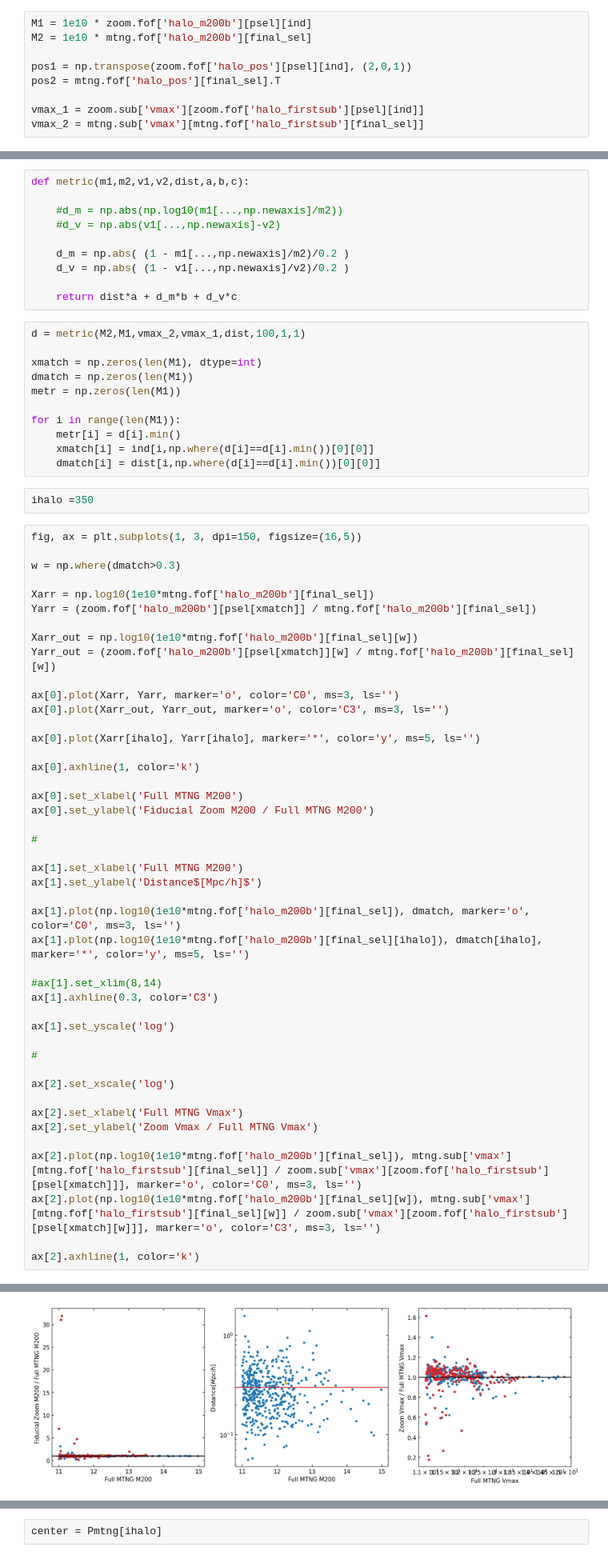
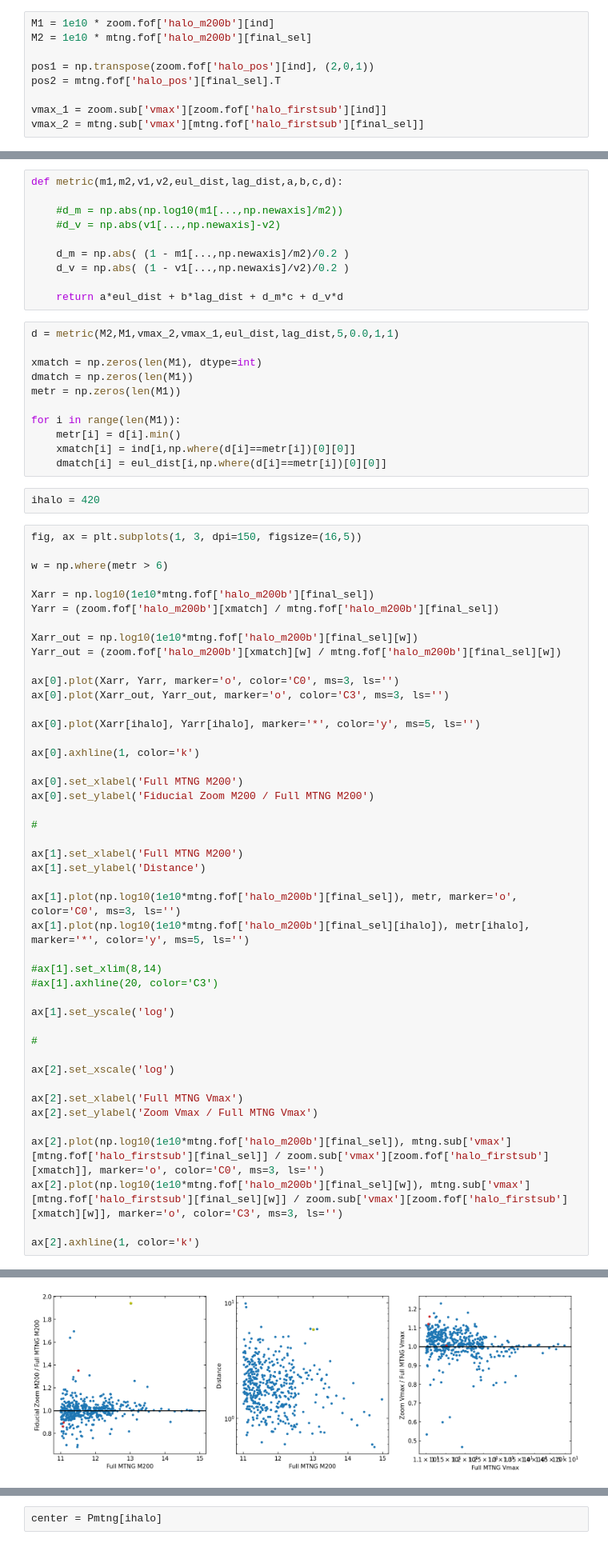
Before and after one commit to fgmaion/MTNG-resims, a Jupyter notebook: Notebooks/cross-matching_z0.ipynb, the cells around one changed output, grey strips where cells are left out. Shown at 80% size. Cells and saved outputs as stored; diff of their text form.

```diff
--- a/Notebooks/cross-matching_z0.ipynb
+++ b/Notebooks/cross-matching_z0.ipynb
@@ -121,9 +160,9 @@ ind[np.where(dist==np.inf)] = -1
 # %%
-M1 = 1e10 * zoom.fof['halo_m200b'][psel][ind]
+M1 = 1e10 * zoom.fof['halo_m200b'][ind]
 M2 = 1e10 * mtng.fof['halo_m200b'][final_sel]
 
-pos1 = np.transpose(zoom.fof['halo_pos'][psel][ind], (2,0,1))
+pos1 = np.transpose(zoom.fof['halo_pos'][ind], (2,0,1))
 pos2 = mtng.fof['halo_pos'][final_sel].T
 
-vmax_1 = zoom.sub['vmax'][zoom.fof['halo_firstsub'][psel][ind]]
+vmax_1 = zoom.sub['vmax'][zoom.fof['halo_firstsub'][ind]]
 vmax_2 = mtng.sub['vmax'][mtng.fof['halo_firstsub'][final_sel]]
@@ -136,5 +169,5 @@ vmax_2 = mtng.sub['vmax'][mtng.fof['halo_firstsub'][final_sel]]
 # %%
-def metric(m1,m2,v1,v2,dist,a,b,c):
+def metric(m1,m2,v1,v2,eul_dist,lag_dist,a,b,c,d):
 
     #d_m = np.abs(np.log10(m1[...,np.newaxis]/m2))
     #d_v = np.abs(v1[...,np.newaxis]-v2)
@@ -142,9 +175,9 @@ def metric(m1,m2,v1,v2,dist,a,b,c):
     d_m = np.abs( (1 - m1[...,np.newaxis]/m2)/0.2 )
     d_v = np.abs( (1 - v1[...,np.newaxis]/v2)/0.2 )
 
-    return dist*a + d_m*b + d_v*c
+    return a*eul_dist + b*lag_dist + d_m*c + d_v*d
 # %%
-d = metric(M2,M1,vmax_2,vmax_1,dist,100,1,1)
+d = metric(M2,M1,vmax_2,vmax_1,eul_dist,lag_dist,5,0.0,1,1)
 
 xmatch = np.zeros(len(M1), dtype=int)
 dmatch = np.zeros(len(M1))
@@ -152,20 +185,20 @@ metr = np.zeros(len(M1))
 
 for i in range(len(M1)):
     metr[i] = d[i].min()
-    xmatch[i] = ind[i,np.where(d[i]==d[i].min())[0][0]]
-    dmatch[i] = dist[i,np.where(d[i]==d[i].min())[0][0]]
+    xmatch[i] = ind[i,np.where(d[i]==metr[i])[0][0]]
+    dmatch[i] = eul_dist[i,np.where(d[i]==metr[i])[0][0]]
 # %%
-ihalo =350
+ihalo = 420
 # %%
 fig, ax = plt.subplots(1, 3, dpi=150, figsize=(16,5))
 
-w = np.where(dmatch>0.3)
+w = np.where(metr > 6)
 
 Xarr = np.log10(1e10*mtng.fof['halo_m200b'][final_sel])
-Yarr = (zoom.fof['halo_m200b'][psel[xmatch]] / mtng.fof['halo_m200b'][final_sel])
+Yarr = (zoom.fof['halo_m200b'][xmatch] / mtng.fof['halo_m200b'][final_sel])
 
 Xarr_out = np.log10(1e10*mtng.fof['halo_m200b'][final_sel][w])
-Yarr_out = (zoom.fof['halo_m200b'][psel[xmatch]][w] / mtng.fof['halo_m200b'][final_sel][w])
+Yarr_out = (zoom.fof['halo_m200b'][xmatch][w] / mtng.fof['halo_m200b'][final_sel][w])
 
 ax[0].plot(Xarr, Yarr, marker='o', color='C0', ms=3, ls='')
 ax[0].plot(Xarr_out, Yarr_out, marker='o', color='C3', ms=3, ls='')
@@ -180,13 +213,13 @@ ax[0].set_ylabel('Fiducial Zoom M200 / Full MTNG M200')
 #
 
 ax[1].set_xlabel('Full MTNG M200')
-ax[1].set_ylabel('Distance$[Mpc/h]$')
+ax[1].set_ylabel('Distance')
 
-ax[1].plot(np.log10(1e10*mtng.fof['halo_m200b'][final_sel]), dmatch, marker='o', color='C0', ms=3, ls='')
-ax[1].plot(np.log10(1e10*mtng.fof['halo_m200b'][final_sel][ihalo]), dmatch[ihalo], marker='*', color='y', ms=5, ls='')
+ax[1].plot(np.log10(1e10*mtng.fof['halo_m200b'][final_sel]), metr, marker='o', color='C0', ms=3, ls='')
+ax[1].plot(np.log10(1e10*mtng.fof['halo_m200b'][final_sel][ihalo]), metr[ihalo], marker='*', color='y', ms=5, ls='')
 
 #ax[1].set_xlim(8,14)
-ax[1].axhline(0.3, color='C3')
+#ax[1].axhline(20, color='C3')
 
 ax[1].set_yscale('log')
 
@@ -197,8 +230,8 @@ ax[2].set_xscale('log')
 ax[2].set_xlabel('Full MTNG Vmax')
 ax[2].set_ylabel('Zoom Vmax / Full MTNG Vmax')
 
-ax[2].plot(np.log10(1e10*mtng.fof['halo_m200b'][final_sel]), mtng.sub['vmax'][mtng.fof['halo_firstsub'][final_sel]] / zoom.sub['vmax'][zoom.fof['halo_firstsub'][psel[xmatch]]], marker='o', color='C0', ms=3, ls='')
-ax[2].plot(np.log10(1e10*mtng.fof['halo_m200b'][final_sel][w]), mtng.sub['vmax'][mtng.fof['halo_firstsub'][final_sel][w]] / zoom.sub['vmax'][zoom.fof['halo_firstsub'][psel[xmatch][w]]], marker='o', color='C3', ms=3, ls='')
+ax[2].plot(np.log10(1e10*mtng.fof['halo_m200b'][final_sel]), mtng.sub['vmax'][mtng.fof['halo_firstsub'][final_sel]] / zoom.sub['vmax'][zoom.fof['halo_firstsub'][xmatch]], marker='o', color='C0', ms=3, ls='')
+ax[2].plot(np.log10(1e10*mtng.fof['halo_m200b'][final_sel][w]), mtng.sub['vmax'][mtng.fof['halo_firstsub'][final_sel][w]] / zoom.sub['vmax'][zoom.fof['halo_firstsub'][xmatch][w]], marker='o', color='C3', ms=3, ls='')
 
 ax[2].axhline(1, color='k')
 # %% [output]
@@ -206,4 +256,4 @@ ax[2].axhline(1, color='k')
-[figure, old version]
+[figure, new version]
 # %%
 fig, ax = plt.subplots(dpi=150, figsize=(6,5))
 
```
Also changed, not shown: parts of 17 cells of this notebook, 3 other files.
